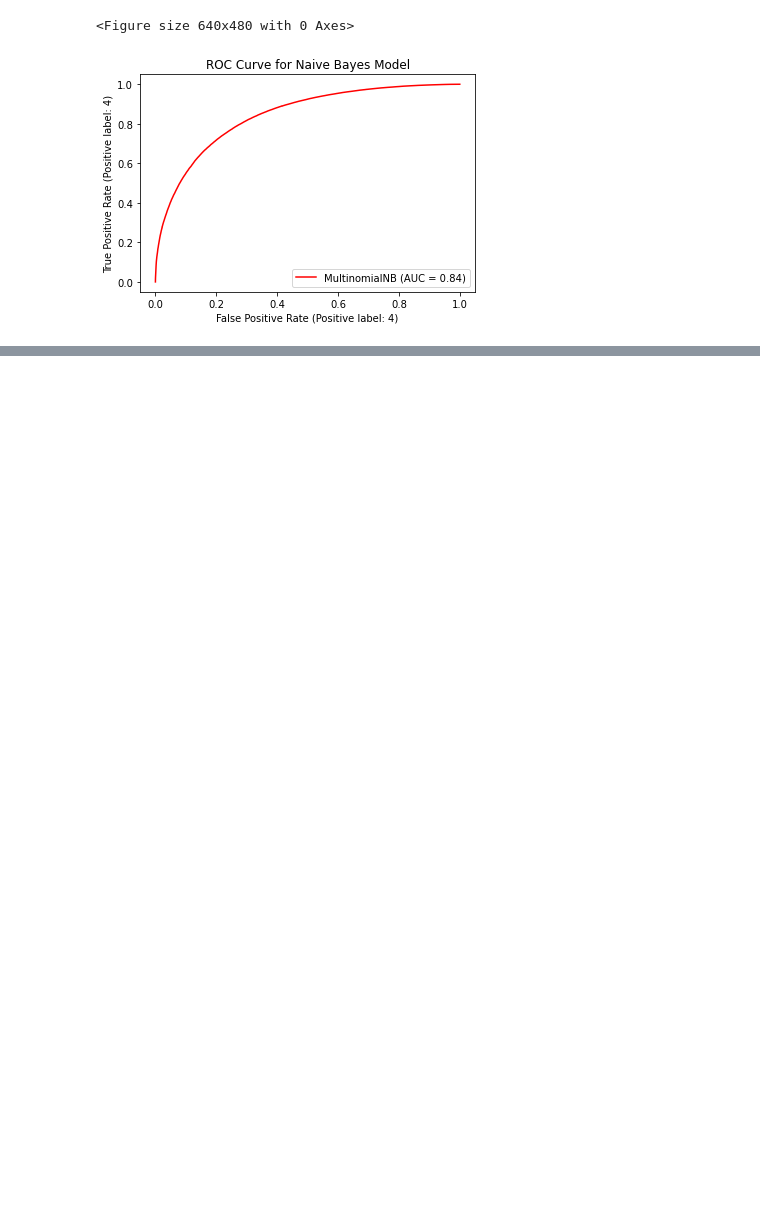
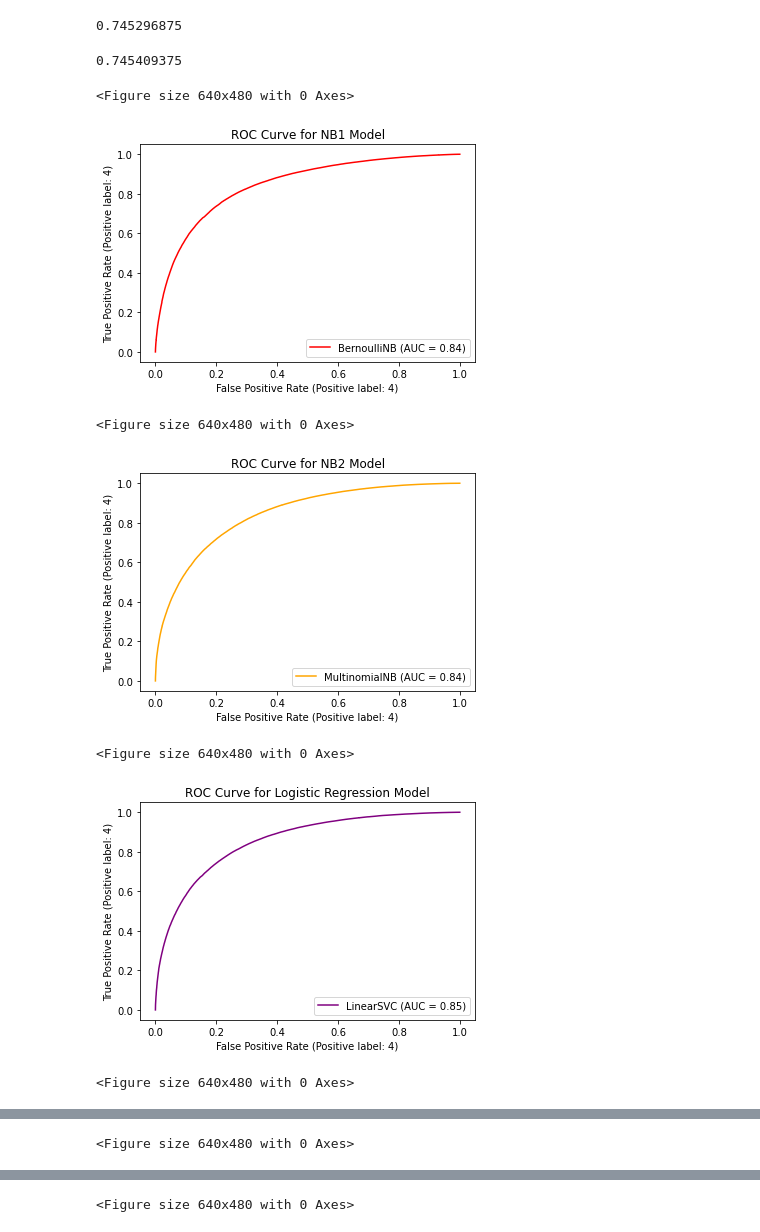
Before and after one commit to Connorrmcd6/Gartner-Hype-Cycle, a Jupyter notebook: Classification/Code/models_train.ipynb, the cells around one changed output, grey strips where cells are left out. Drawn from its saved outputs; the diff is of its cells as text; code cells hidden in the pictures; blank space fills up the shorter version.

Commit message:
models

```diff
--- a/Classification/Code/models_train.ipynb
+++ b/Classification/Code/models_train.ipynb
@@ -101,0 +61,2 @@ Logistic Regression Model validating
+# %%
+SVM_model.fit(X_train_tf, y_train)
@@ -101,0 +65,2 @@ Logistic Regression Model validating
+# %%
+LR_model.fit(X_train_tf, y_train)
@@ -101,0 +69,2 @@ Logistic Regression Model validating
+# %%
+LGBM_model.fit(X_train_tf, y_train)
@@ -101,0 +73,2 @@ Logistic Regression Model validating
+# %%
+XGB_model.fit(X_train_tf, y_train)
@@ -102,14 +105,50 @@ Logistic Regression Model validating
+# %%
+y_predict_lgbm = LGBM_model.predict(X_test)
+print(f'{accuracy_score(y_test, y_predict_lgbm)}\n')
+# %% [output]
+0.745296875
+# %%
+y_predict_xgb = XGB_model.predict(X_test)
+print(f'{accuracy_score(y_test, y_predict_xgb)}\n')
+# %% [output]
+0.745409375
 # %%
 from sklearn import metrics
 from matplotlib.pyplot import figure
 figure(figsize=(8, 6), dpi=80)
-metrics.plot_roc_curve(NB_model, X_test, y_test, color = 'red', label = 'NB')
-metrics.plot_roc_curve(LR_model, X_test, y_test, color = 'blue', label = 'LR')
-metrics.plot_roc_curve(SVM_model, X_test, y_test, color = 'black', label = 'SVM')
-metrics.plot_roc_curve(XGB_model, X_test, y_test, color = 'green', label = 'XGB')
-plt.legend()
-plt.title('ROC Curves')
+metrics.plot_roc_curve(NB_model1, X_test, y_test, color = 'red')
+plt.title('ROC Curve for NB1 Model')
 plt.show()
+
+figure(figsize=(8, 6), dpi=80)
+metrics.plot_roc_curve(NB_model2, X_test, y_test, color = 'orange')
+plt.title('ROC Curve for NB2 Model')
+plt.show()
+
+figure(figsize=(8, 6), dpi=80)
+metrics.plot_roc_curve(SVM_model, X_test, y_test, color = 'purple')
+plt.title('ROC Curve for Logistic Regression Model')
+plt.show()
+
+figure(figsize=(8, 6), dpi=80)
+metrics.plot_roc_curve(LR_model, X_test, y_test, color = 'blue')
+plt.title('ROC Curve for Logistic Regression Model')
+plt.show()
+
+figure(figsize=(8, 6), dpi=80)
+metrics.plot_roc_curve(LGBM_model, X_test, y_test, color = 'black')
+plt.title('ROC Curve for LGBM Model')
+plt.show()
+
+figure(figsize=(8, 6), dpi=80)
+metrics.plot_roc_curve(XGB_model, X_test, y_test, color = 'green')
+plt.title('ROC Curve for XGB Model')
+plt.show()
 # %% [output]
 <Figure size 640x480 with 0 Axes>
-[figure, old version]
+[figure, new version]
+<Figure size 640x480 with 0 Axes>
+[figure, added]
+<Figure size 640x480 with 0 Axes>
+[figure, added]
+<Figure size 640x480 with 0 Axes>
@@ -115,0 +156 @@ plt.show()
+<Figure size 640x480 with 0 Axes>
@@ -115,0 +158 @@ plt.show()
+<Figure size 640x480 with 0 Axes>
```
Also changed, not shown: parts of 27 cells of this notebook, 1 other file.
